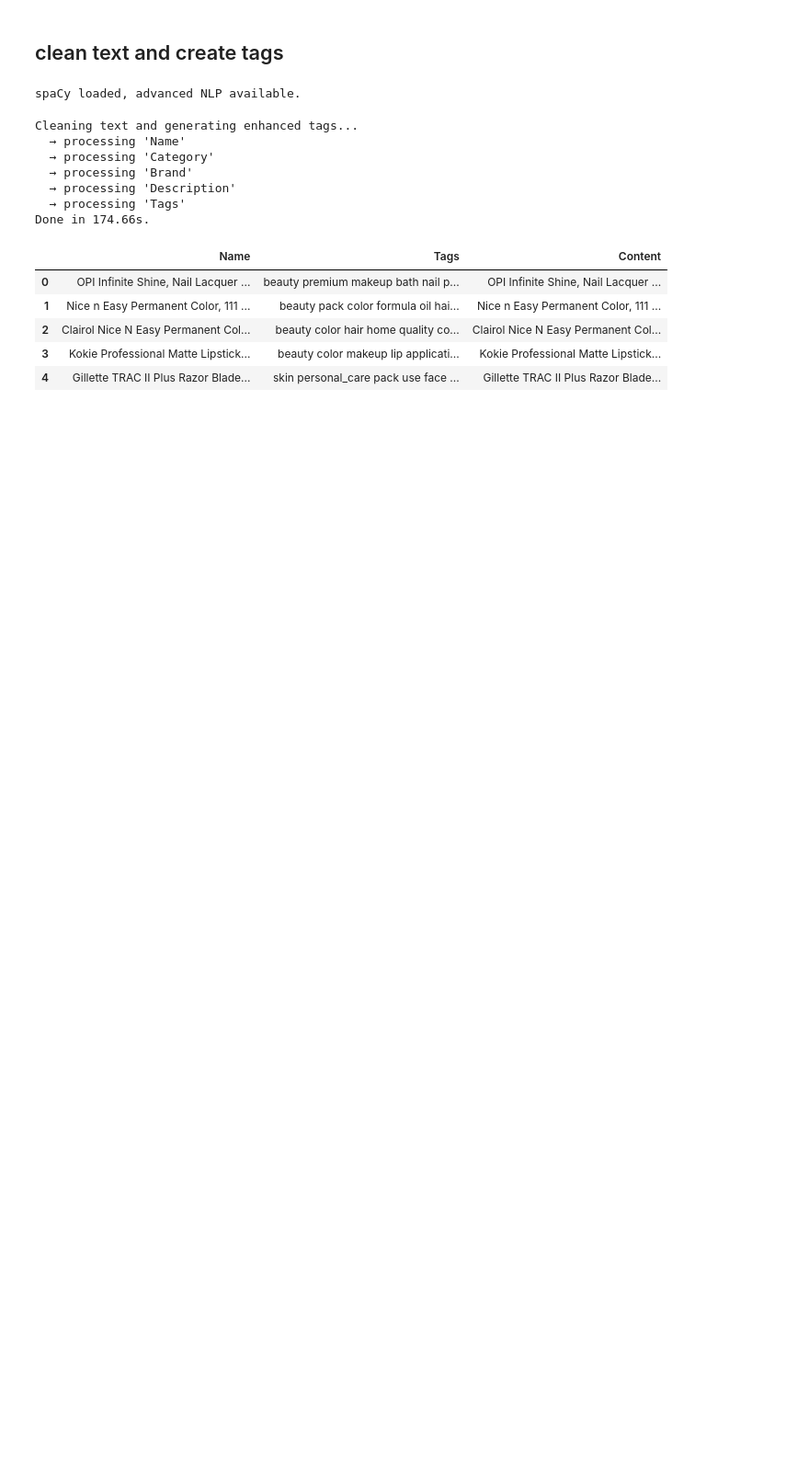
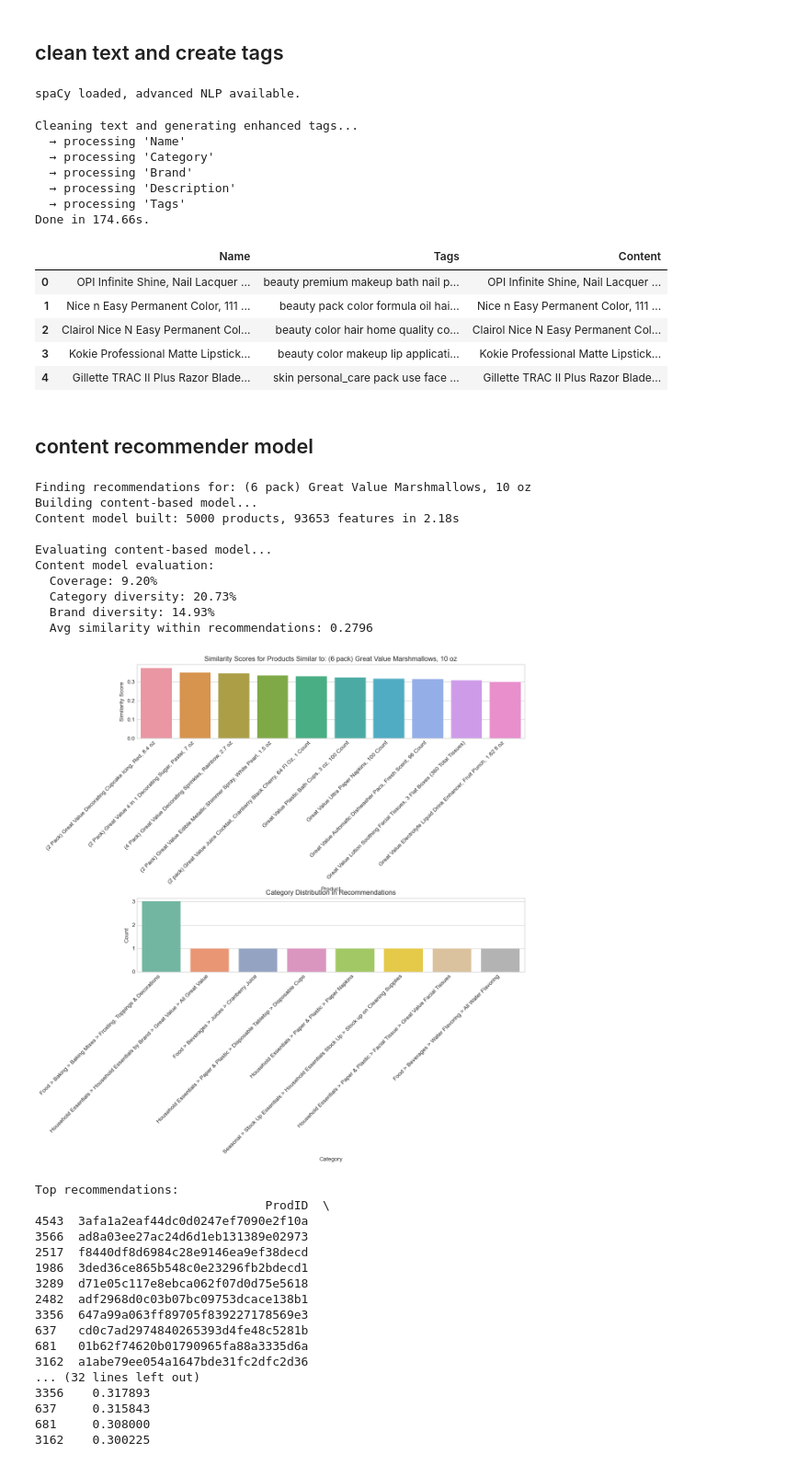
Before and after one commit to MOHAAAMEEEEED/Smart-E-Commerce-Product-Recommender, a Jupyter notebook: e-commerce_reommendation.ipynb, the cells around one changed output. Shown at 92% size. Saved outputs shown, nothing was run; the diff lists cells and outputs as text; code cells hidden in the pictures; blank space fills up the shorter version.

Commit message:
content based model

```diff
--- a/e-commerce_reommendation.ipynb
+++ b/e-commerce_reommendation.ipynb
@@ -363,3 +357,5 @@ Done in 174.66s.
 | 2 | Clairol Nice N Easy Permanent Col... | beauty color hair home quality co... | Clairol Nice N Easy Permanent Col... |
 | 3 | Kokie Professional Matte Lipstick... | beauty color makeup lip applicati... | Kokie Professional Matte Lipstick... |
 | 4 | Gillette TRAC II Plus Razor Blade... | skin personal_care pack use face ... | Gillette TRAC II Plus Razor Blade... |
+# %% [markdown]
+## content recommender model
@@ -365,0 +591,43 @@ Done in 174.66s.
+# %%
+random_product_id = df['ProdID'].sample(1).iloc[0]
+
+# Get recommendations
+recommendations = recommend_products(
+    product_id=random_product_id,
+    product_df=df,
+    n=10,
+    evaluate=True,
+    visualize=True  # Set to True if you want visualization
+)
+
+print("\nTop recommendations:")
+print(recommendations)
+# %% [output]
+Finding recommendations for: (6 pack) Great Value Marshmallows, 10 oz
+Building content-based model...
+Content model built: 5000 products, 93653 features in 2.18s
+
+Evaluating content-based model...
+Content model evaluation:
+  Coverage: 9.20%
+  Category diversity: 20.73%
+  Brand diversity: 14.93%
+  Avg similarity within recommendations: 0.2796
+[figure, added]
+Top recommendations:
+                                ProdID  \
+4543  3afa1a2eaf44dc0d0247ef7090e2f10a
+3566  ad8a03ee27ac24d6d1eb131389e02973
+2517  f8440df8d6984c28e9146ea9ef38decd
+1986  3ded36ce865b548c0e23296fb2bdecd1
+3289  d71e05c117e8ebca062f07d0d75e5618
+2482  adf2968d0c03b07bc09753dcace138b1
+3356  647a99a063ff89705f839227178569e3
+637   cd0c7ad2974840265393d4fe48c5281b
+681   01b62f74620b01790965fa88a3335d6a
+3162  a1abe79ee054a1647bde31fc2dfc2d36
+... (32 lines left out)
+3356    0.317893
+637     0.315843
+681     0.308000
+3162    0.300225
```
Also changed, not shown: parts of 3 cells of this notebook.
